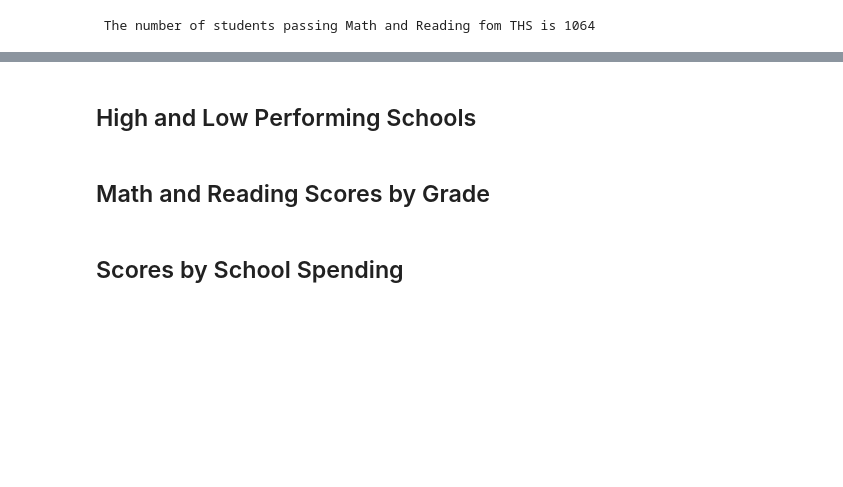
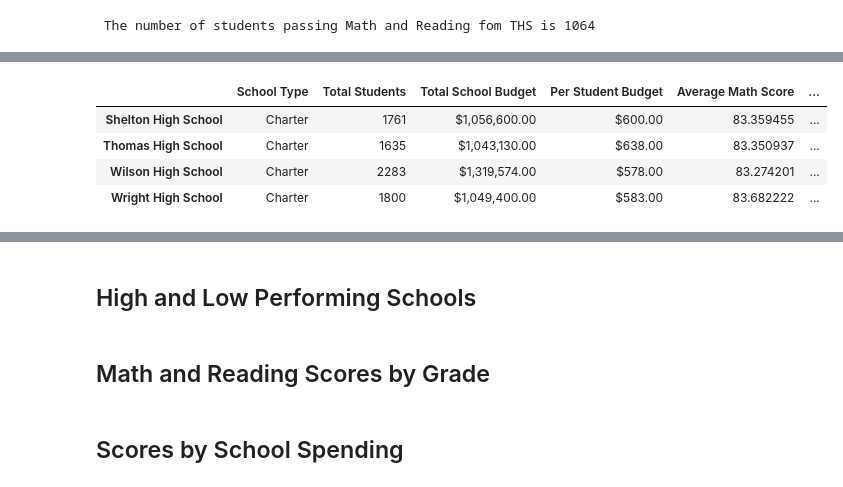
Before and after one commit to ianakt/School_District_Analysis, a Jupyter notebook: PyCitySchools_Challenge_testing.ipynb, the cells around one changed output, grey strips where cells are left out. Cells and saved outputs as stored; diff of their text form; code cells hidden in the pictures; blank space fills up the shorter version.

Commit message:
Replaced values for THS math, reading, and overall, THS #s were correct Yay!!!

```diff
--- a/PyCitySchools_Challenge_testing.ipynb
+++ b/PyCitySchools_Challenge_testing.ipynb
@@ -345,9 +353,9 @@ print(f" The # of 10 to 12th graders from Thomas High School are: \n \n {len(THS
 # Step 6. Get all the students passing math from THS
 
 
-THS_PassMath = school_data_complete_df[(school_data_complete_df["school_name"] == "Thomas High School") & (school_data_complete_df["math_score"] >= 70) ]
+THS_PassMath = school_data_complete_df.loc[(school_data_complete_df["school_name"] == "Thomas High School") & (school_data_complete_df["math_score"] >= 70) ]
 
-THS_PassMath9 = school_data_complete_df[(school_data_complete_df["school_name"] == "Thomas High School") & (school_data_complete_df["math_score"] >= 70) & (school_data_complete_df["grade"] == "9th") ]
+THS_PassMath9 = school_data_complete_df.loc[(school_data_complete_df["school_name"] == "Thomas High School") & (school_data_complete_df["math_score"] >= 70) & (school_data_complete_df["grade"] == "9th") ]
 
 
 THSminus9th = len(THS_PassMath) - len(THS_PassMath9)
@@ -361,13 +368,13 @@ The number of students passing Math from THS are 1094
 # %%
 # Step 7. Get all the students passing reading from THS
 
-THS_PassReading = school_data_complete_df[(school_data_complete_df["school_name"] == "Thomas High School") & (school_data_complete_df["reading_score"] >= 70) ]
+THS_PassReading = school_data_complete_df.loc[(school_data_complete_df["school_name"] == "Thomas High School") & (school_data_complete_df["reading_score"] >= 70) ]
 
-THS_PassBoth = school_data_complete_df[(school_data_complete_df["school_name"] == "Thomas High School") & (school_data_complete_df["reading_score"] >= 70) & (school_data_complete_df["math_score"] >= 70) ]
+THS_PassBoth = school_data_complete_df.loc[(school_data_complete_df["school_name"] == "Thomas High School") & (school_data_complete_df["reading_score"] >= 70) & (school_data_complete_df["math_score"] >= 70) ]
 
 
 
-print(len(THS_PassReading))
+print(f" {len(THS_PassReading)}  is the number of students who passed reading from THS")
 
-print(len(THS_PassBoth))
+print(f" {len(THS_PassBoth)} is the number of students who passed both")
 # %% [output]
@@ -400,2 +410,8 @@ print(f" The number of 10 to 12 graders from THS who passed is {round((len(THS_P
 # %%
 # Step 12. Replace the passing math percent for Thomas High School in the per_school_summary_df.
+
+Percent_Passing_Math = len(THS_PassMath) / THS10to12Total * 100
+
+per_school_summary_df.loc["Thomas High School", "% Passing Math"] = Percent_Passing_Math
+
+per_school_summary_df
@@ -402,4 +435,16 @@ print(f" The number of 10 to 12 graders from THS who passed is {round((len(THS_P
 # %%
 # Step 13. Replace the passing reading percentage for Thomas High School in the per_school_summary_df.
+
+Percent_Passing_Reading = (len(THS_PassReading) / THS10to12Total) * 100
+
+per_school_summary_df.loc["Thomas High School", "% Passing Reading"] = Percent_Passing_Reading
+
+per_school_summary_df.tail(4)
+# %% [output]
+|  | School Type | Total Students | Total School Budget | Per Student Budget | Average Math Score | ... |
+| Shelton High School | Charter | 1761 | $1,056,600.00 | $600.00 | 83.359455 | ... |
+| Thomas High School | Charter | 1635 | $1,043,130.00 | $638.00 | 83.350937 | ... |
+| Wilson High School | Charter | 2283 | $1,319,574.00 | $578.00 | 83.274201 | ... |
+| Wright High School | Charter | 1800 | $1,049,400.00 | $583.00 | 83.682222 | ... |
 # %%
 # Step 14. Replace the overall passing percentage for Thomas High School in the per_school_summary_df.
```
Also changed, not shown: parts of 10 cells of this notebook.
